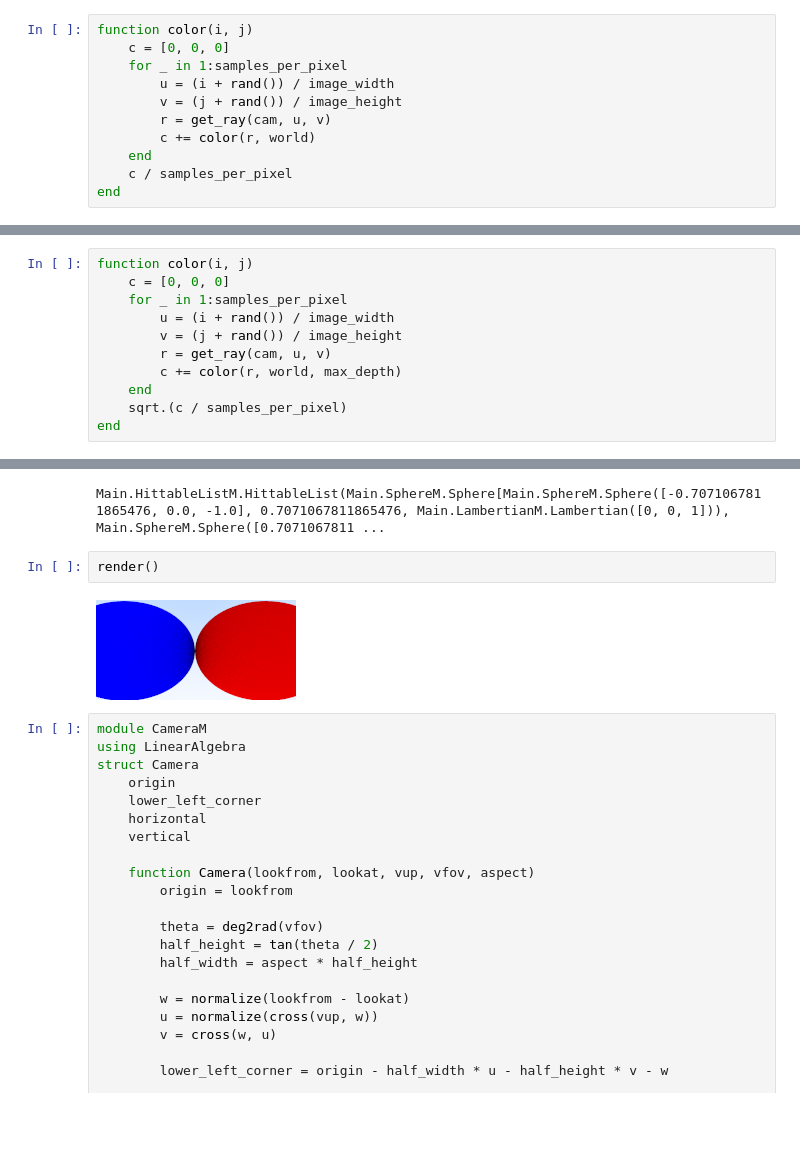
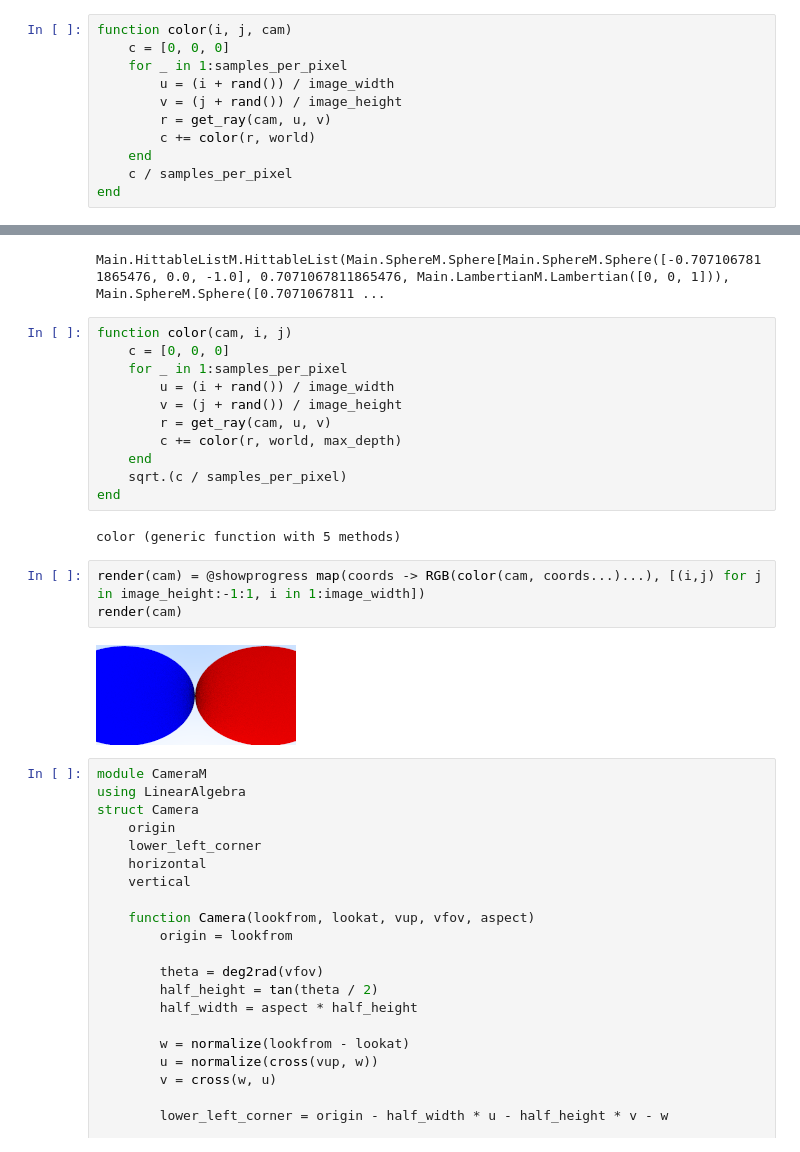
Before and after one commit to shritesh/raytrace, a Jupyter notebook: Raytracing.ipynb, the cells around one changed output, grey strips where cells are left out. Drawn from its saved outputs; the diff is of its cells as text; blank space fills up the shorter version.

```diff
--- a/Raytracing.ipynb
+++ b/Raytracing.ipynb
@@ -301,7 +307,7 @@ cam = CameraM.Camera()
 # %% [output]
 Main.CameraM.Camera([0, 0, 0], [-2, -1, -1], [4, 0, 0], [0, 2, 0])
 # %%
-function color(i, j)
+function color(i, j, cam)
     c = [0, 0, 0]
     for _ in 1:samples_per_pixel
         u = (i + rand()) / image_width
@@ -799,14 +805,3 @@ get_ray (generic function with 2 methods)
 cam = CameraM.Camera(90, image_width / image_height)
 # %% [output]
 Main.CameraM.Camera([0, 0, 0], [-1.9999999999999998, -0.9999999999999999, -1.0], [3.9999999999999996, 0.0, 0.0], [0.0, 1.9999999999999998, 0.0])
-# %%
-function color(i, j)
-    c = [0, 0, 0]
-    for _ in 1:samples_per_pixel
-        u = (i + rand()) / image_width
-        v = (j + rand()) / image_height
-        r = get_ray(cam, u, v)
-        c += color(r, world, max_depth)
-    end
-    sqrt.(c / samples_per_pixel)
-end
@@ -823,10 +816,24 @@ world = HittableListM.HittableList([
         ])
 # %% [output]
 Main.HittableListM.HittableList(Main.SphereM.Sphere[Main.SphereM.Sphere([-0.7071067811865476, 0.0, -1.0], 0.7071067811865476, Main.LambertianM.Lambertian([0, 0, 1])), Main.SphereM.Sphere([0.7071067811 ...
-# %%
-render()
-# %% [output]
-[figure, removed]
+# %%
+function color(cam, i, j)
+    c = [0, 0, 0]
+    for _ in 1:samples_per_pixel
+        u = (i + rand()) / image_width
+        v = (j + rand()) / image_height
+        r = get_ray(cam, u, v)
+        c += color(r, world, max_depth)
+    end
+    sqrt.(c / samples_per_pixel)
+end
+# %% [output]
+color (generic function with 5 methods)
+# %%
+render(cam) = @showprogress map(coords -> RGB(color(cam, coords...)...), [(i,j) for j in image_height:-1:1, i in 1:image_width])
+render(cam)
+# %% [output]
+[figure, added]
 # %%
 module CameraM
 using LinearAlgebra
```
Also changed, not shown: parts of 30 cells of this notebook.
